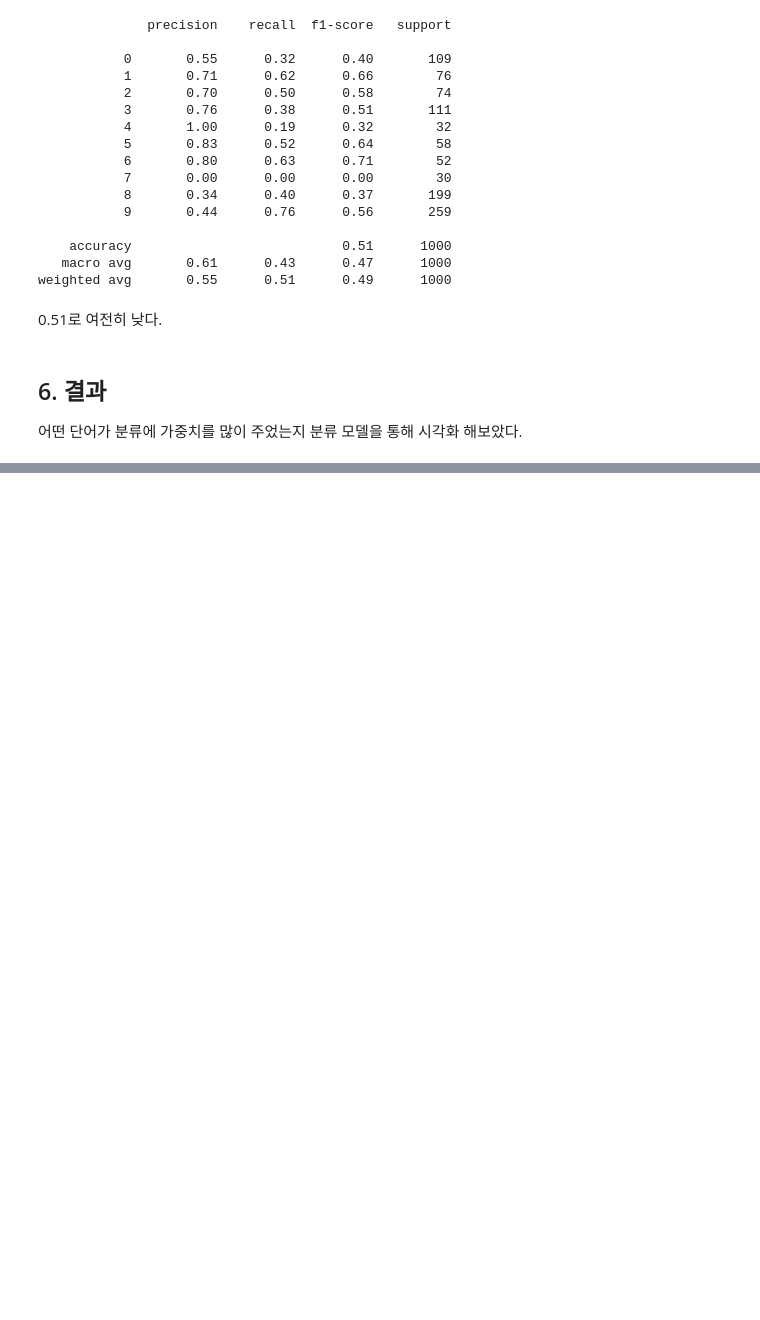
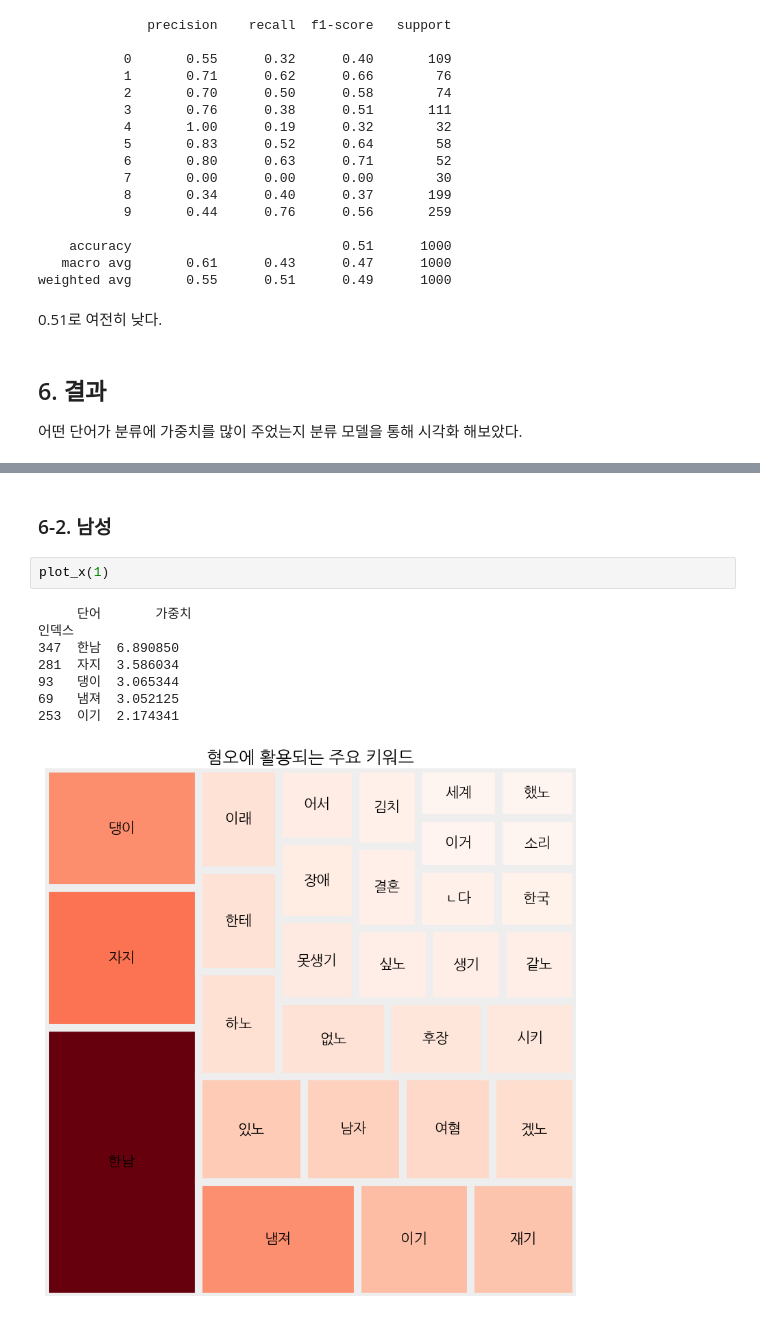
Before and after one commit to Sungileo/LGDX_2, a Jupyter notebook: posts/텍스트마이닝_sample.ipynb, the cells around one changed output, grey strips where cells are left out. Cells and saved outputs as stored; diff of their text form; blank space fills up the shorter version.

```diff
--- a/posts/텍스트마이닝_sample.ipynb
+++ b/posts/텍스트마이닝_sample.ipynb
@@ -796,0 +829,13 @@ plt.show()
+# %% [markdown]
+### 6-2. 남성
+# %%
+plot_x(1)
+# %% [output]
+     단어       가중치
+인덱스
+347  한남  6.890850
+281  자지  3.586034
+93   댕이  3.065344
+69   냄져  3.052125
+253  이기  2.174341
+[figure, added]
```
Also changed, not shown: parts of 30 cells of this notebook, 14 other files.
